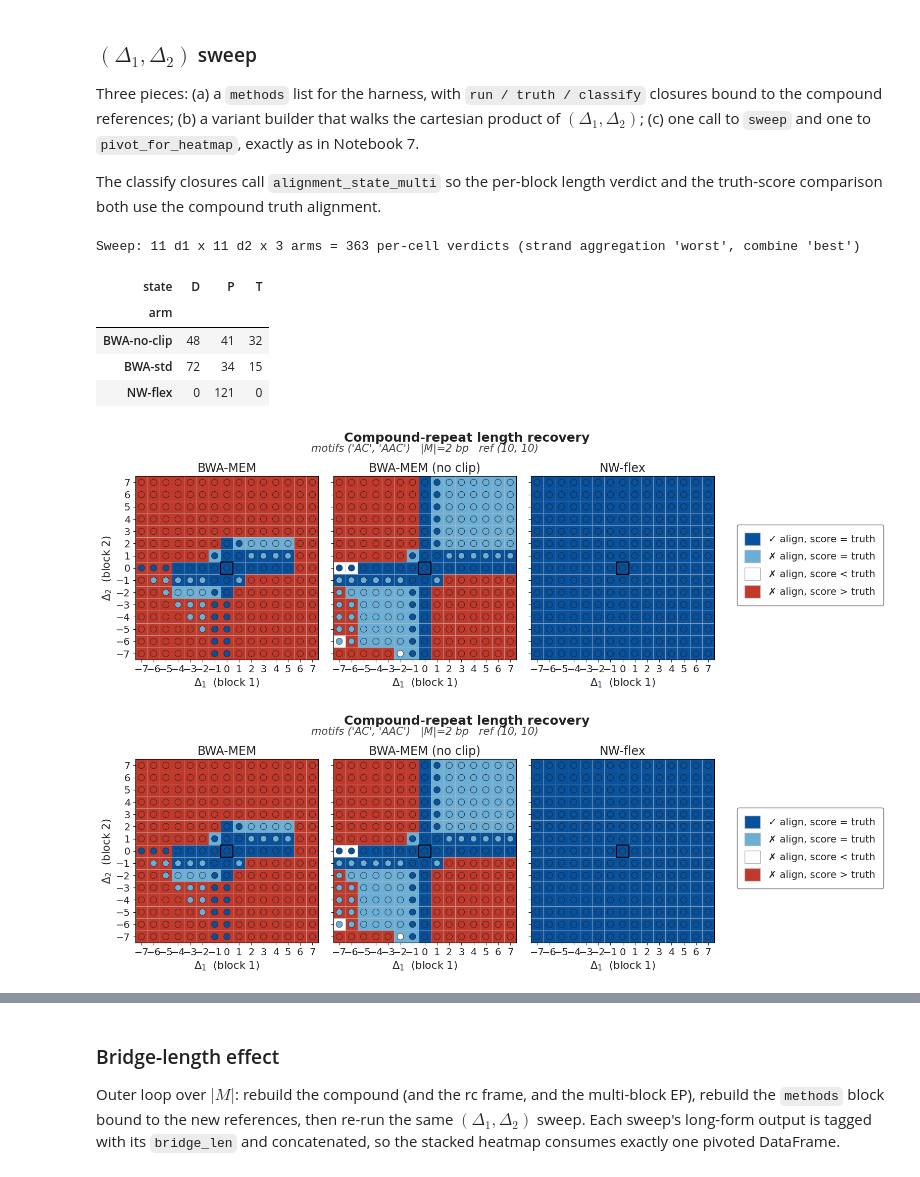
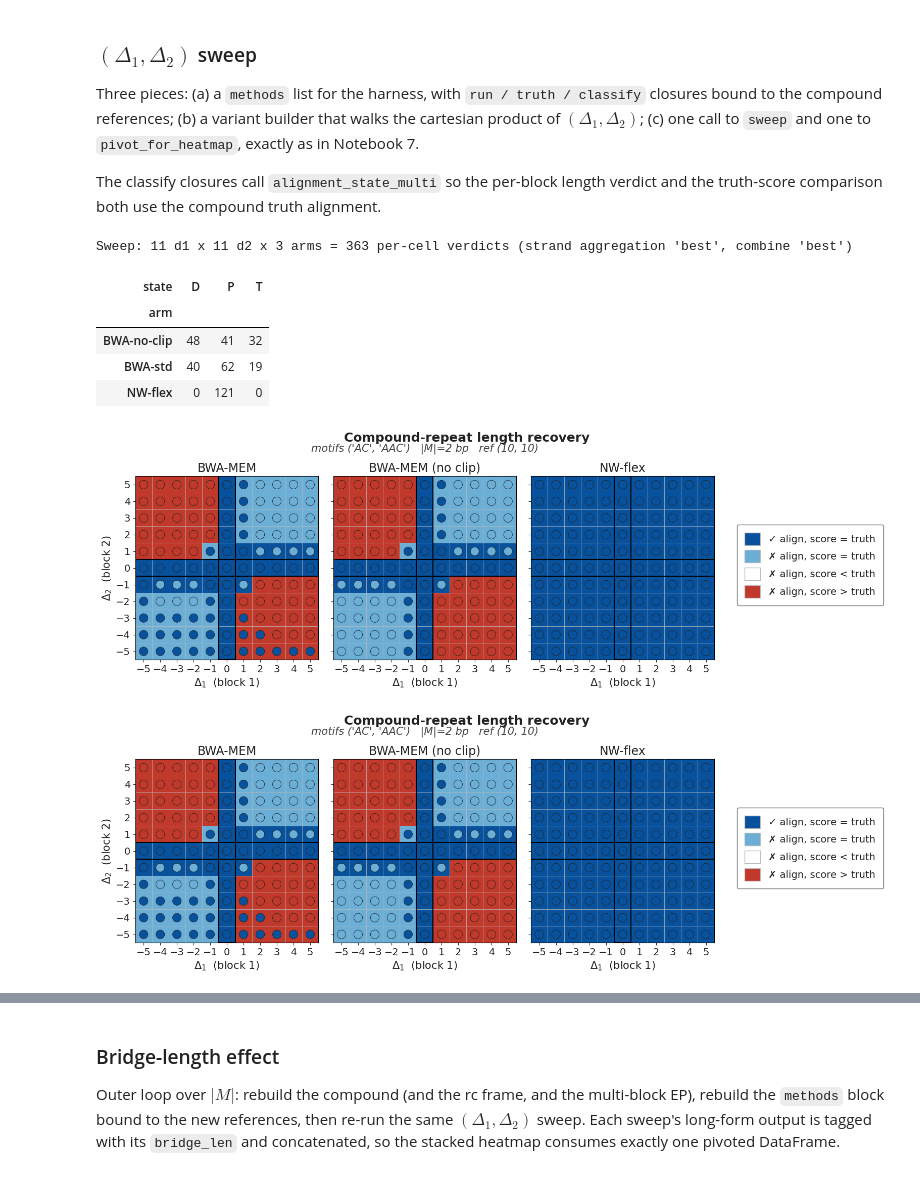
Before and after one commit to nwflex/nwflex, a Jupyter notebook: notebooks/09_NWflex_Compound.ipynb, the cells around one changed output, grey strips where cells are left out. Saved outputs shown, nothing was run; the diff lists cells and outputs as text; code cells hidden in the pictures.

```diff
--- a/notebooks/09_NWflex_Compound.ipynb
+++ b/notebooks/09_NWflex_Compound.ipynb
@@ -496,8 +493,8 @@ per-block body lengths: (22, 24) bp
 Same `tile_reads` as Notebook 7 — no compound-specific change.
 # %%
 READ_LEN = 150
-K_MIN_FLANK = 10
-READ_STEP = 3
+K_MIN_FLANK = 1
+READ_STEP = 1
 
 reads = tile_reads(hap, read_len=READ_LEN, k_min_flank=K_MIN_FLANK)
 print(f"Tiled {len(reads)} reads (read_len={READ_LEN}, k_min_flank={K_MIN_FLANK})")
@@ -760,7 +757,7 @@ The classify closures call `alignment_state_multi` so the per-block length verdi
 DELTAS1 = list(range(-5, 6))
 DELTAS2 = list(range(-5, 6))
 READ_LEN = 150
-K_MIN_FLANK = 10
+K_MIN_FLANK = 1
 COMBINE = "best"
 
 
@@ -894,8 +891,8 @@ def _aggregate_per_cell(df):
             rows.append({"arm": arm, "delta1": d1, "delta2": d2,
                          "fwd_state": None, "rc_state": None, "state": None})
             continue
-        f = reduce(lambda a, b: combine_states(a, b, "worst"), fwds)
-        r = reduce(lambda a, b: combine_states(a, b, "worst"), rcs)
+        f = reduce(lambda a, b: combine_states(a, b, "best"), fwds)
+        r = reduce(lambda a, b: combine_states(a, b, "best"), rcs)
         rows.append({"arm": arm, "delta1": d1, "delta2": d2,
                      "fwd_state": f, "rc_state": r,
                      "state": combine_states(f, r, "best")})
@@ -904,14 +901,14 @@ def _aggregate_per_cell(df):
 cell_df = _aggregate_per_cell(grid_df)
 print(f"Sweep: {len(DELTAS1)} d1 x {len(DELTAS2)} d2 x "
       f"{len(methods)} arms = {len(cell_df)} per-cell verdicts "
-      f"(strand aggregation 'worst', combine 'best')")
+      f"(strand aggregation 'best', combine 'best')")
 cell_df.groupby('arm')['state'].value_counts().unstack(fill_value=0)
 # %% [output]
-Sweep: 11 d1 x 11 d2 x 3 arms = 363 per-cell verdicts (strand aggregation 'worst', combine 'best')
+Sweep: 11 d1 x 11 d2 x 3 arms = 363 per-cell verdicts (strand aggregation 'best', combine 'best')
 | state | D | P | T |
 | arm |  |  |  |
 | BWA-no-clip | 48 | 41 | 32 |
-| BWA-std | 72 | 34 | 15 |
+| BWA-std | 40 | 62 | 19 |
 | NW-flex | 0 | 121 | 0 |
 # %%
 # 2-D analogue of plot_correctness_heatmap. Aggregates each (Δ1, Δ2,
@@ -961,9 +958,16 @@ def _draw_2d_state_panel(ax, sub_df, *, deltas1, deltas2, color_of,
     ax.grid(which="minor", color="#bbbbbb", linewidth=0.5)
     ax.tick_params(which="major", labelsize=fontsize, colors="#222222")
     ax.tick_params(which="minor", length=0)
-    if 0 in deltas1 and 0 in deltas2:
+    if 0 in deltas1:
         ax.add_patch(Rectangle(
-            (-0.5, -0.5), 1, 1,
+            (-0.5, deltas2[0] - 0.5), 1,
+            deltas2[-1] - deltas2[0] + 1,
+            fill=False, edgecolor="black", linewidth=1.5, zorder=5,
+        ))
+    if 0 in deltas2:
+        ax.add_patch(Rectangle(
+            (deltas1[0] - 0.5, -0.5),
+            deltas1[-1] - deltas1[0] + 1, 1,
             fill=False, edgecolor="black", linewidth=1.5, zorder=5,
         ))
 
@@ -1111,32 +1115,33 @@ def plot_correctness_heatmap_2d_rows(
         facecolor="white", edgecolor="#444444", labelcolor="#222222",
     )
     if suptitle:
         fig.suptitle(suptitle, fontsize=title_size + 1, y=0.98,
                      fontweight="bold", color="#222222")
     if subtitle:
         sub_y = 0.95 if suptitle else 0.96
         cx = (axes[0, 0].get_position().x0
               + axes[0, -1].get_position().x1) / 2
         fig.text(cx, sub_y, subtitle, ha="center", va="top",
                  fontsize=label_size, style="italic", color="#444444")
     return fig
 
 
 ARM_TITLES = {
     "BWA-std":     "BWA-MEM",
     "BWA-no-clip": "BWA-MEM (no clip)",
     "NW-flex":     "NW-flex",
 }
 
 plot_correctness_heatmap_2d(
     grid_df,
     deltas1=DELTAS1, deltas2=DELTAS2,
     arm_titles=ARM_TITLES,
+    combine_across_reads="best",
     suptitle="Compound-repeat length recovery",
     subtitle=(f"motifs ({compound.R1!r}, {compound.R2!r})"
               f"   |M|={len(compound.M)} bp"
               f"   ref ({compound.N1}, {compound.N2})"),
 )
 # %% [output]
-[figure, old version]
+[figure, new version]
-[figure, old version]
+[figure, new version]
```
Also changed, not shown: parts of 5 cells of this notebook.
